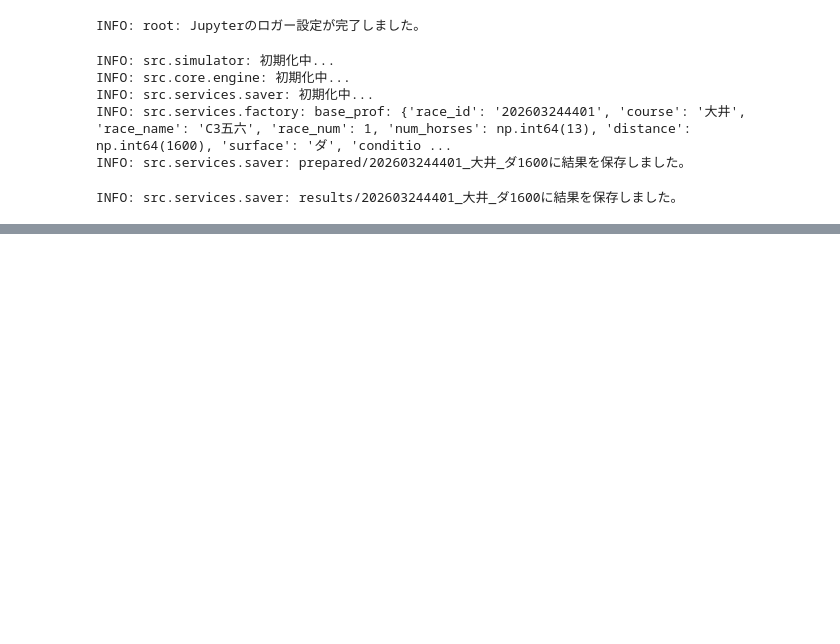
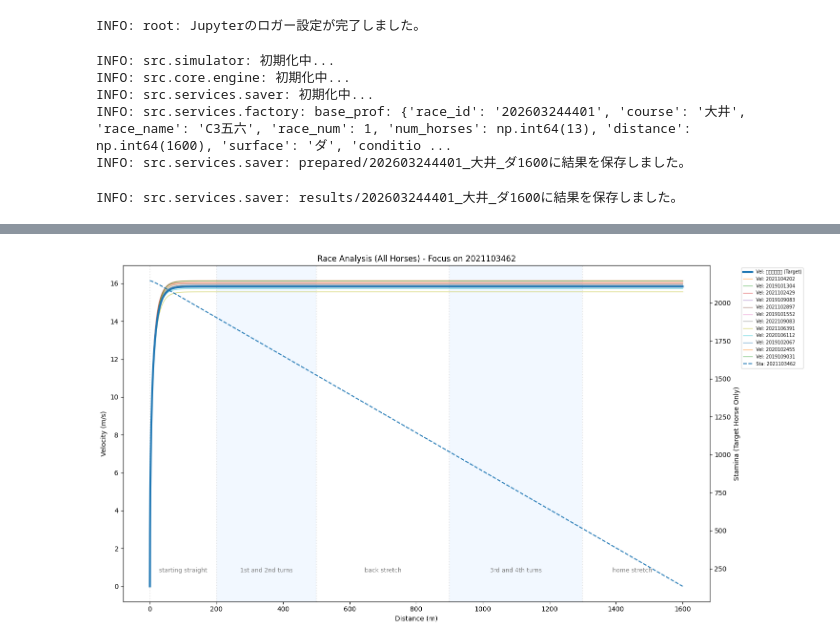
Before and after one commit to My-Game-Manage/NKSimulator, a Jupyter notebook: notebooks/experimental_lab.ipynb, the cells around one changed output, grey strips where cells are left out. Saved outputs shown, nothing was run; the diff lists cells and outputs as text; code cells hidden in the pictures; blank space fills up the shorter version.

```diff
--- a/notebooks/experimental_lab.ipynb
+++ b/notebooks/experimental_lab.ipynb
@@ -62,0 +131,90 @@ INFO: src.services.saver: results/202603244401_大井_ダ1600に結果を保存
+# %%
+import matplotlib.pyplot as plt
+from src.models.race_data import RaceSnapshot, RaceProfile
+from src.constants.enums import SectionType
+
+def plot_race_analysis_full(history: list[RaceSnapshot], race_profile: RaceProfile, target_horse_id=None):
+    """
+    全馬の速度をプロットしつつ、セクション情報と特定馬のスタミナを表示する
+    """
+    plt.figure(figsize=(15, 8))
+    ax1 = plt.gca() # 速度用（左軸）
+    ax2 = ax1.twinx() # スタミナ用（右軸）
+
+    # 馬の名前辞書を取得
+    horse_names = {}
+    for h_id, h_p in race_profile.horses.items():
+        logger.info(f"id: {h_id}")
+        horse_names[h_id] = h_p.name
+
+    # すべての馬のIDを取得
+    all_horse_ids = list(history[0].horses.keys())
+
+    # target_horse_idが未指定なら、リストの先頭の馬をスタミナ表示対象にする
+    if target_horse_id is None:
+        target_id_str = str(all_horse_ids[0])
+    else:
+        target_id_str = str(target_horse_id)
+
+    # 1. セクション背景の描画 (SectionType, SectionNameを使用)
+    color_map = {
+        SectionType.STRAIGHT: "#ffffff", # 直線：白
+        SectionType.CURVE: "#f2f8ff",    # コーナー：極薄い青
+    }
+
+    for section in race_profile.sections:
+        start = section.start_at
+        end = section.start_at + section.distance
+        bg_color = color_map.get(section.type, "#ffffff")
+        ax1.axvspan(start, end, color=bg_color, alpha=1.0, zorder=0)
+        ax1.axvline(x=start, color='gray', linestyle=':', alpha=0.2, zorder=1)
+
+        # セクション名の表示
+        label_text = section.name.value if hasattr(section.name, 'value') else str(section.name)
+        ax1.text((start + end) / 2, ax1.get_ylim()[1] if ax1.get_ylim()[1] > 0 else 18,
+                 label_text, ha='center', va='top', fontsize=9, color='gray', zorder=1)
+
+    # 2. 全馬のデータをプロット
+    for h_id in all_horse_ids:
+        h_id_str = str(h_id)
+        distances = []
+        velocities = []
+        staminas = []
+
+        for snapshot in history:
+            h_s = snapshot.horses.get(h_id)
+            if h_s:
+                distances.append(h_s.distance)
+                velocities.append(h_s.velocity)
+                staminas.append(h_s.stamina)
+
+        if not distances:
+            continue
+
+        # 特定の馬(target)かそれ以外かで見た目を変える
+        if h_id_str == target_id_str:
+            # 指定馬：太い線で速度を描画 ＋ スタミナを右軸に描画
+            line, = ax1.plot(distances, velocities, label=f"Vel: {horse_names[int(h_id_str)]} (Target)", linewidth=3, zorder=5)
+            ax2.plot(distances, staminas, color=line.get_color(), linestyle='--', linewidth=1.5, label=f"Sta: {h_id_str}", zorder=4)
+        else:
+            # 他の馬：細い線で速度のみ描画
+            ax1.plot(distances, velocities, label=f"Vel: {h_id_str}", linewidth=1, alpha=0.6, zorder=3)
+
+    # 3. グラフの装飾
+    ax1.set_xlabel('Distance (m)')
+    ax1.set_ylabel('Velocity (m/s)')
+    ax2.set_ylabel('Stamina (Target Horse Only)')
+
+    plt.title(f"Race Analysis (All Horses) - Focus on {target_id_str}")
+
+    # 凡例を外側に配置（頭数が多い場合に対応）
+    handler1, label1 = ax1.get_legend_handles_labels()
+    handler2, label2 = ax2.get_legend_handles_labels()
+    ax1.legend(handler1 + handler2, label1 + label2, loc='upper left', bbox_to_anchor=(1.05, 1), fontsize='x-small')
+
+    plt.tight_layout()
+    plt.show()
+
+# 実行例
+plot_race_analysis_full(history, race_profile)
+# %% [output]
@@ -62,0 +234 @@ INFO: src.services.saver: results/202603244401_大井_ダ1600に結果を保存
+[figure, added]
```
Also changed, not shown: parts of 4 cells of this notebook, 4 other files.
